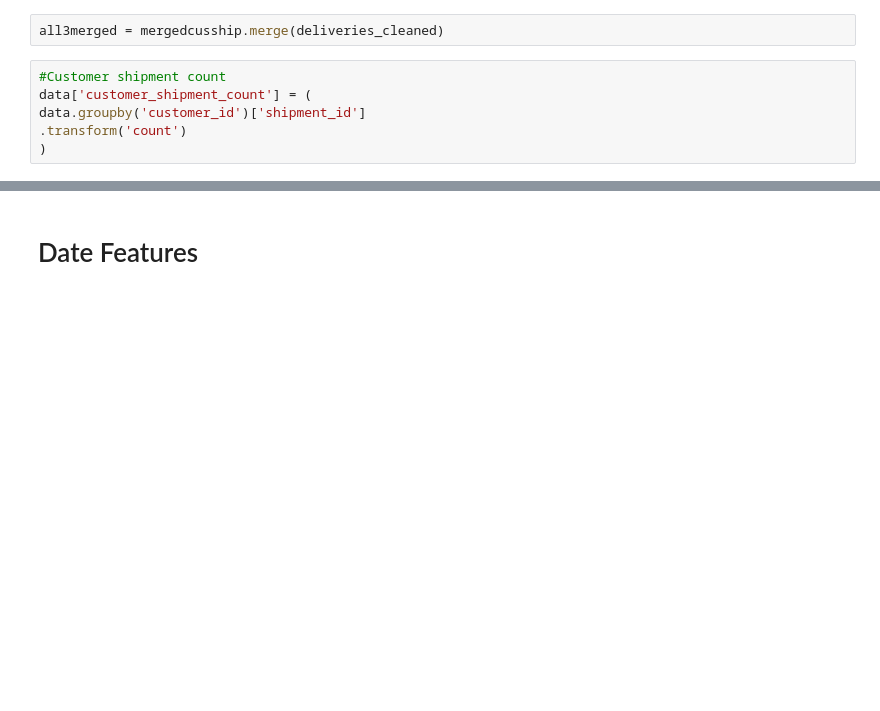
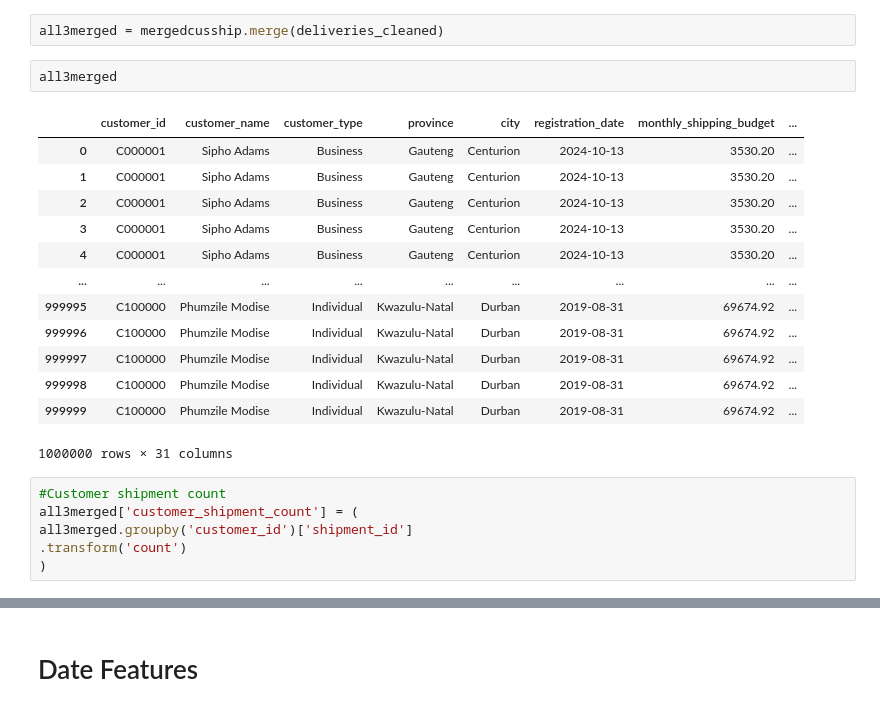
Before and after one commit to jilyanga2/Logistics-And-Delivery-Intelligence, a Jupyter notebook: feature-engineering.ipynb, the cells around one changed output, grey strips where cells are left out. Drawn from its saved outputs; the diff is of its cells as text; blank space fills up the shorter version.

Commit message:
doneCustomerFeatures, finalising date feature

```diff
--- a/feature-engineering.ipynb
+++ b/feature-engineering.ipynb
@@ -47,10 +19,26 @@ mergedcusship = pd.merge(
 )
 # %%
 all3merged = mergedcusship.merge(deliveries_cleaned)
+# %%
+all3merged
+# %% [output]
+|  | customer_id | customer_name | customer_type | province | city | registration_date | monthly_shipping_budget | ... |
+| 0 | C000001 | Sipho Adams | Business | Gauteng | Centurion | 2024-10-13 | 3530.20 | ... |
+| 1 | C000001 | Sipho Adams | Business | Gauteng | Centurion | 2024-10-13 | 3530.20 | ... |
+| 2 | C000001 | Sipho Adams | Business | Gauteng | Centurion | 2024-10-13 | 3530.20 | ... |
+| 3 | C000001 | Sipho Adams | Business | Gauteng | Centurion | 2024-10-13 | 3530.20 | ... |
+| 4 | C000001 | Sipho Adams | Business | Gauteng | Centurion | 2024-10-13 | 3530.20 | ... |
+| ... | ... | ... | ... | ... | ... | ... | ... | ... |
+| 999995 | C100000 | Phumzile Modise | Individual | Kwazulu-Natal | Durban | 2019-08-31 | 69674.92 | ... |
+| 999996 | C100000 | Phumzile Modise | Individual | Kwazulu-Natal | Durban | 2019-08-31 | 69674.92 | ... |
+| 999997 | C100000 | Phumzile Modise | Individual | Kwazulu-Natal | Durban | 2019-08-31 | 69674.92 | ... |
+| 999998 | C100000 | Phumzile Modise | Individual | Kwazulu-Natal | Durban | 2019-08-31 | 69674.92 | ... |
+| 999999 | C100000 | Phumzile Modise | Individual | Kwazulu-Natal | Durban | 2019-08-31 | 69674.92 | ... |
+1000000 rows × 31 columns
 # %%
 #Customer shipment count
-data['customer_shipment_count'] = (
-data.groupby('customer_id')['shipment_id']
+all3merged['customer_shipment_count'] = (
+all3merged.groupby('customer_id')['shipment_id']
 .transform('count')
 )
 # %%
```
Also changed, not shown: parts of 20 cells of this notebook, 4 other files.
